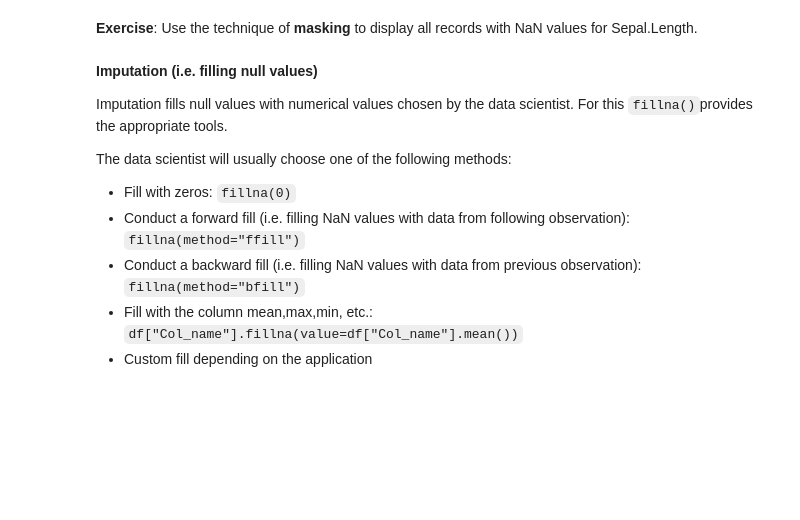
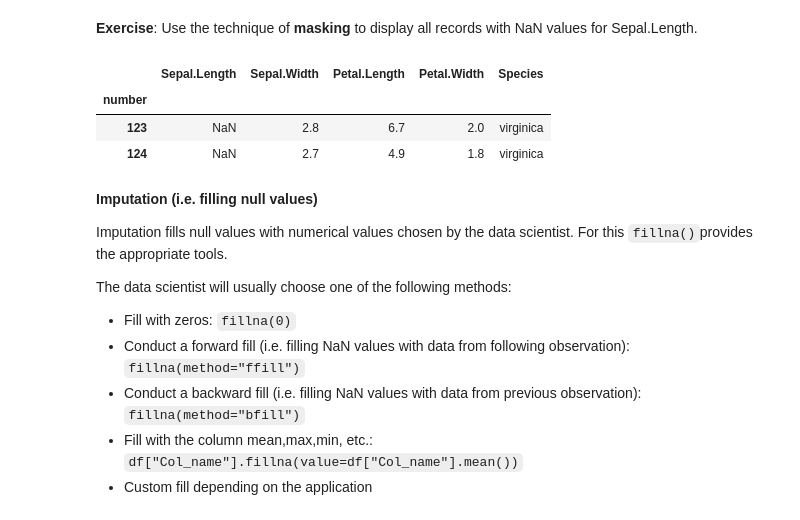
Before and after one commit to IS3UniCologne/AA_2023, a Jupyter notebook: Workshop_03/AA_WS_03_Pandas.ipynb, the cells around one changed output. Drawn from its saved outputs; the diff is of its cells as text; code cells hidden in the pictures; blank space fills up the shorter version.

```diff
--- a/Workshop_03/AA_WS_03_Pandas_pre.ipynb
+++ b/Workshop_03/AA_WS_03_Pandas.ipynb
@@ -944,6 +962,13 @@ len(Iris_set_clean)
 **Exercise**: Use the technique of **masking** to display all records with NaN values for Sepal.Length.
 # %%
 # Your code here
+
+Iris_set[Iris_set['Sepal.Length'].isnull()]
+# %% [output]
+|  | Sepal.Length | Sepal.Width | Petal.Length | Petal.Width | Species |
+| number |  |  |  |  |  |
+| 123 | NaN | 2.8 | 6.7 | 2.0 | virginica |
+| 124 | NaN | 2.7 | 4.9 | 1.8 | virginica |
 # %% [markdown]
 **Imputation (i.e. filling null values)**
 
```
Also changed, not shown: parts of 21 cells of this notebook.
